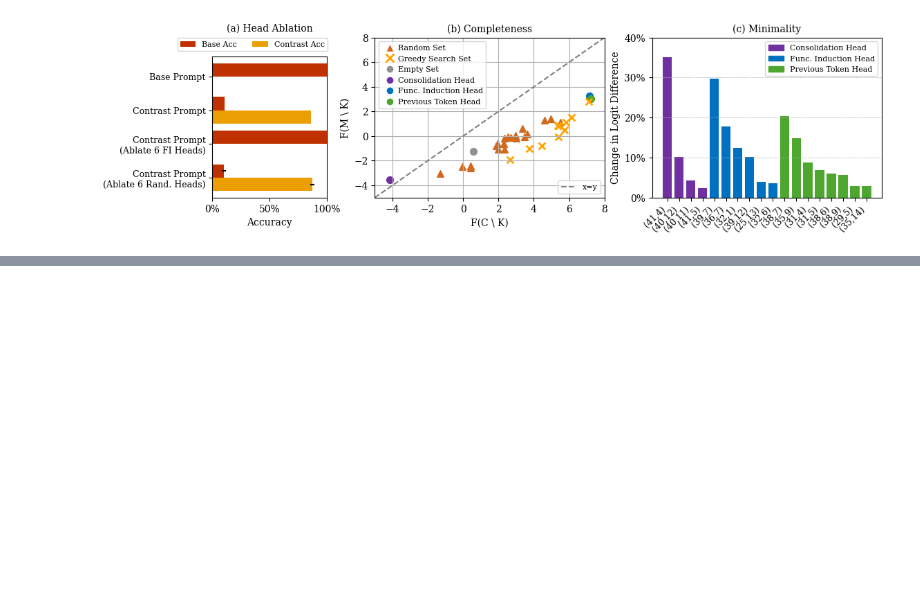
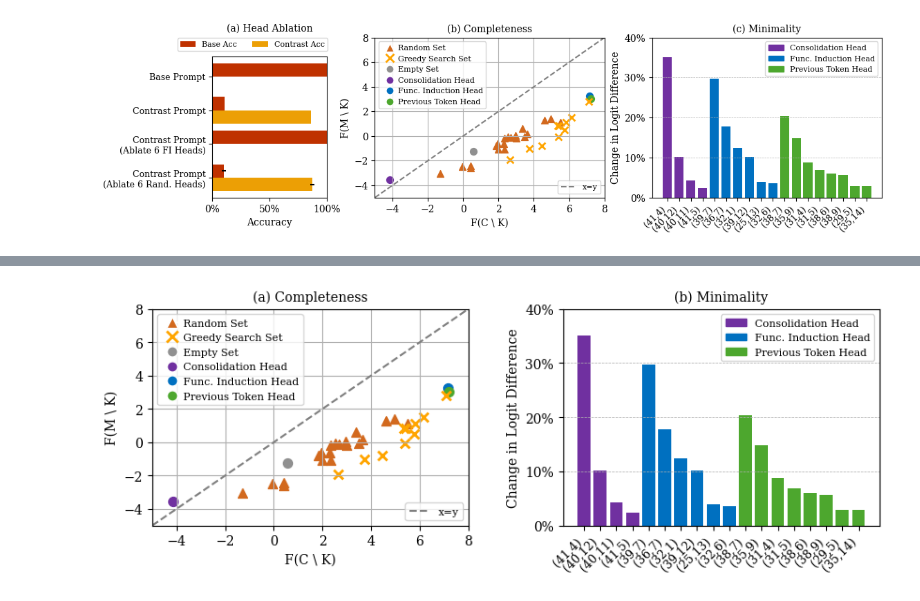
Before and after one commit to INK-USC/function-induction, a Jupyter notebook: 3_circuit_eval_and_analysis/circuit_eval.ipynb, the cells around one changed output, grey strips where cells are left out. Drawn from its saved outputs; the diff is of its cells as text; code cells hidden in the pictures; blank space fills up the shorter version.

```diff
--- a/3_circuit_eval_and_analysis/circuit_eval.ipynb
+++ b/3_circuit_eval_and_analysis/circuit_eval.ipynb
@@ -386,0 +433,84 @@ plt.show()
+# %%
+fig2, (ax1, ax2) = plt.subplots(1, 2, figsize=(10, 3))
+plt.subplots_adjust(wspace=0.3)
+
+# Case 1 points (random set)
+for idx, (x, y) in case1.items():
+    ax1.scatter(x, y, color='chocolate', marker='^', s=50)  # Green left triangle
+
+# Case 2 points (remaining dots)
+for category, (x, y, _) in case2.items():
+    ax1.scatter(x, y, color=color_map[category], marker=marker_map[category], s=50)
+
+# Case 3 points (greedy search set)
+for idx, (x, y) in case3.items():
+    ax1.scatter(x, y, color='orange', marker='x', s=50, linewidths=2)
+
+# Dashed diagonal line x=y
+lim = max(
+    max([x for x, y in case1.values()]),
+    max([x for x, y, _ in case2.values()]),
+    max([x for x, y in case3.values()])
+) + 1
+ax1.plot([-5, 8], [-5, 8], linestyle='--', color='gray', label='x=y')
+
+# Labels and grid
+ax1.set_title("(a) Completeness", fontsize=10)
+ax1.set_xlabel("F(C \\ K)")
+ax1.set_ylabel("F(M \\ K)")
+ax1.grid(True)
+ax1.set_xlim(-5, 8)
+ax1.set_ylim(-5, 8)
+
+# Custom legend
+custom_legend = [
+    Line2D([0], [0], marker='^', color='w', markerfacecolor='chocolate', label='Random Set', markersize=8),
+    Line2D([0], [0], marker='x', color='w', markeredgecolor='orange', label='Greedy Search Set', markersize=8, markeredgewidth=2),
+    Line2D([0], [0], marker='o', color='w', markerfacecolor=color_map['empty_set'], label='Empty Set', markersize=8),
+    Line2D([0], [0], marker='o', color='w', markerfacecolor=color_map['consolidate'], label='Consolidation Head', markersize=8),
+    Line2D([0], [0], marker='o', color='w', markerfacecolor=color_map['function_induction'], label='Func. Induction Head', markersize=8),
+    Line2D([0], [0], marker='o', color='w', markerfacecolor=color_map['prev_token'], label='Previous Token Head', markersize=8),
+    # Line2D([0], [0], linestyle='--', color='gray', label='x=y')
+]
+first_legend = ax1.legend(handles=custom_legend, handletextpad=0.1, fontsize=8)
+ax1.legend(handles=[Line2D([0], [0], linestyle='--', color='gray', label='x=y')], loc='lower right', fontsize=8)
+ax1.add_artist(first_legend)
+
+x_labels = []
+x_ticks = []
+heights = []
+bar_colors = []
+
+i = 0
+for category in ["consolidate", "function_induction", "prev_token"]:
+    sorted_entries = sorted_data[category]
+    for (layer, head), val in sorted_entries:
+        x_labels.append(f"({layer},{head})")
+        heights.append(val * 100)  # Convert to positive percentage
+        bar_colors.append(color_map[category])
+        x_ticks.append(i)
+        i += 1
+
+# Plotting
+ax2.bar(x_ticks, heights, color=bar_colors)
+ax2.set_xticks(x_ticks)
+ax2.set_xticklabels(x_labels, rotation=45, fontsize=9, ha='right')
+ax2.set_yticks([0,10,20,30,40])
+ax2.set_yticklabels(["0%", "10%", "20%", "30%", "40%"])
+ax2.set_ylabel("Change in Logit Difference")
+# ax2.set_xlabel("Attention Head")
+ax2.set_title("(b) Minimality", fontsize=10)
+ax2.set_ylim(0, 40)
+ax2.grid(True, axis='y', linestyle='--', linewidth=0.5)
+
+# Legend
+handles = [plt.Rectangle((0,0),1,1,color=color_map[category]) for category in ["consolidate", "function_induction", "prev_token"]]
+labels = ['Consolidation Head', 'Func. Induction Head', 'Previous Token Head']
+ax2.legend(handles, labels, ncol=1, fontsize=8)
+
+
+plt.savefig("figures/circuit_eval_part2.pdf", dpi=300, bbox_inches='tight', pad_inches=0.0)
+# plt.tight_layout()
+plt.show()
+# %% [output]
+[figure, added]
```
Also changed, not shown: parts of 3 cells of this notebook, 19 other files.
